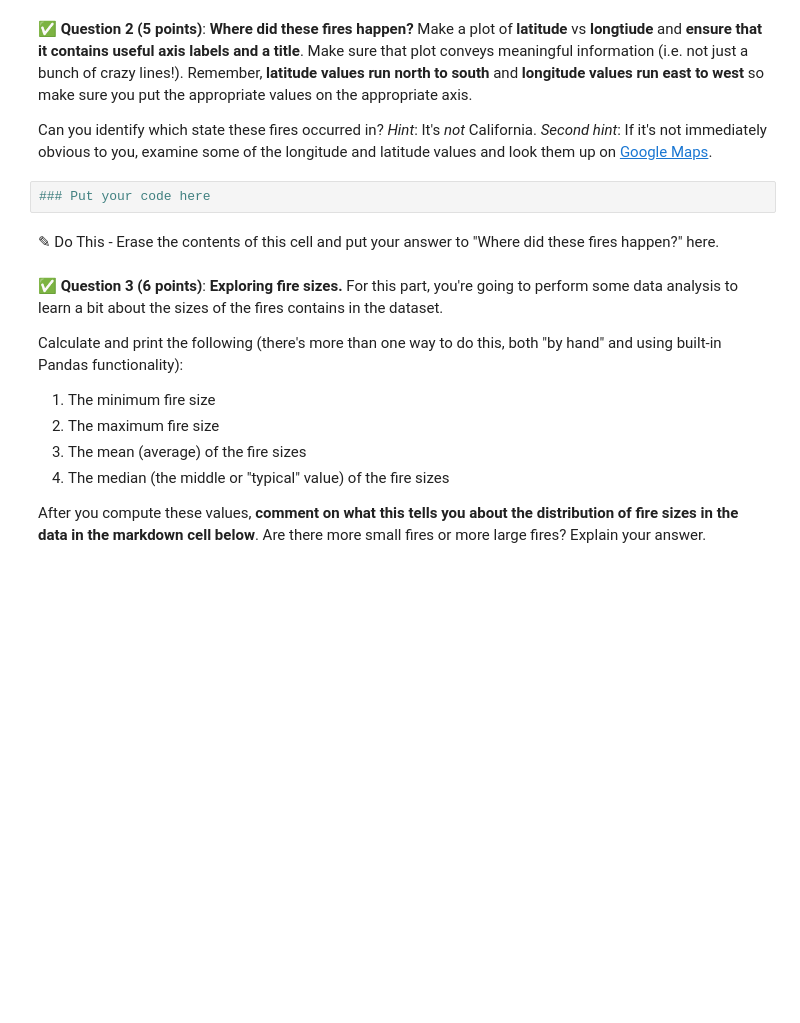
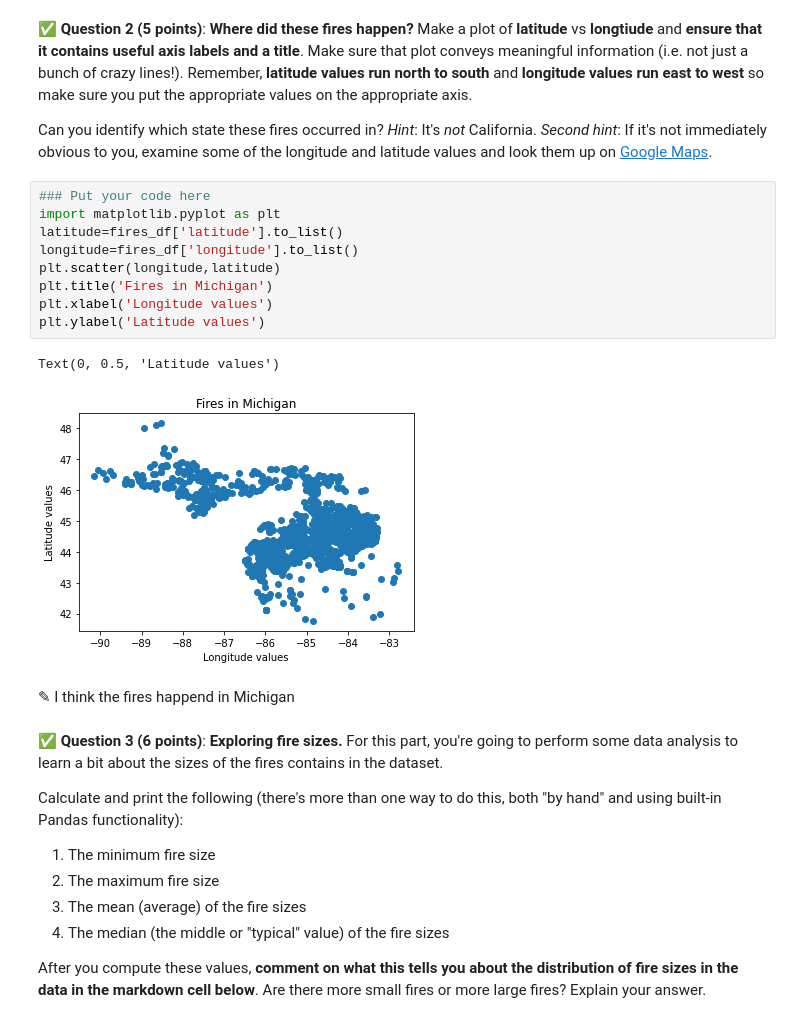
Before and after one commit to jmounika16/cmse202-s21-turnin, a Jupyter notebook: hw-02/HW-02_PandasReviewAndPythonObjects-STUDENT.ipynb, the cells around one changed output. Saved outputs shown, nothing was run; the diff lists cells and outputs as text; blank space fills up the shorter version.

```diff
--- a/hw-02/HW-02_PandasReviewAndPythonObjects-STUDENT.ipynb
+++ b/hw-02/HW-02_PandasReviewAndPythonObjects-STUDENT.ipynb
@@ -81,10 +81,20 @@ FileNotFoundError: [Errno 2] No such file or directory: 'fires.csv'
 &#9989; **Question 2 (5 points)**: **Where did these fires happen?** Make a plot of **latitude** vs **longtiude** and **ensure that it contains useful axis labels and a title**. Make sure that plot conveys meaningful information (i.e. not just a bunch of crazy lines!). Remember, **latitude values run north to south** and **longitude values run east to west** so make sure you put the appropriate values on the appropriate axis.
 
 Can you identify which state these fires occurred in? *Hint*: It's _not_ California. *Second hint*: If it's not immediately obvious to you, examine some of the longitude and latitude values and look them up on [Google Maps](http://maps.google.com).
-# %%
-### Put your code here
-# %% [markdown]
-<font size=+3>&#9998;</font> Do This - Erase the contents of this cell and put your answer to "Where did these fires happen?" here.
+# %%
+### Put your code here
+import matplotlib.pyplot as plt
+latitude=fires_df['latitude'].to_list()
+longitude=fires_df['longitude'].to_list()
+plt.scatter(longitude,latitude)
+plt.title('Fires in Michigan')
+plt.xlabel('Longitude values')
+plt.ylabel('Latitude values')
+# %% [output]
+Text(0, 0.5, 'Latitude values')
+[figure, added]
+# %% [markdown]
+<font size=+3>&#9998;</font> I think the fires happend in Michigan
 # %% [markdown]
 &#9989; **Question 3 (6 points)**: **Exploring fire sizes.** For this part, you're going to perform some data analysis to learn a bit about the sizes of the fires contains in the dataset.
 
```
Also changed, not shown: parts of 13 cells of this notebook.
